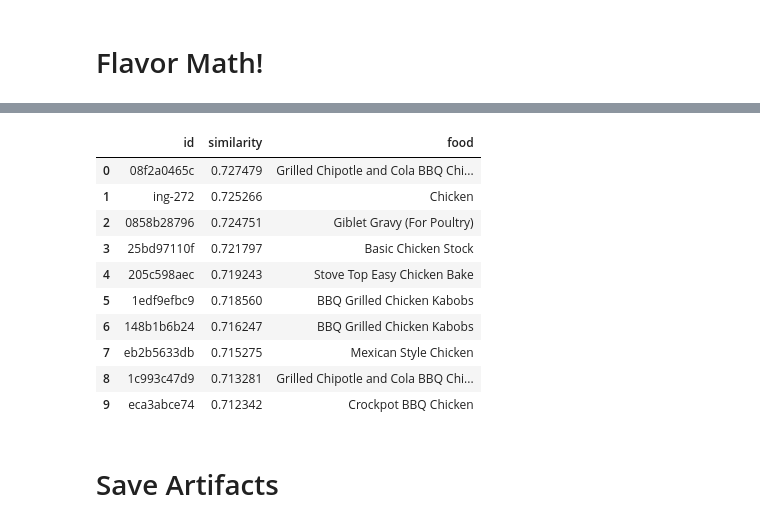
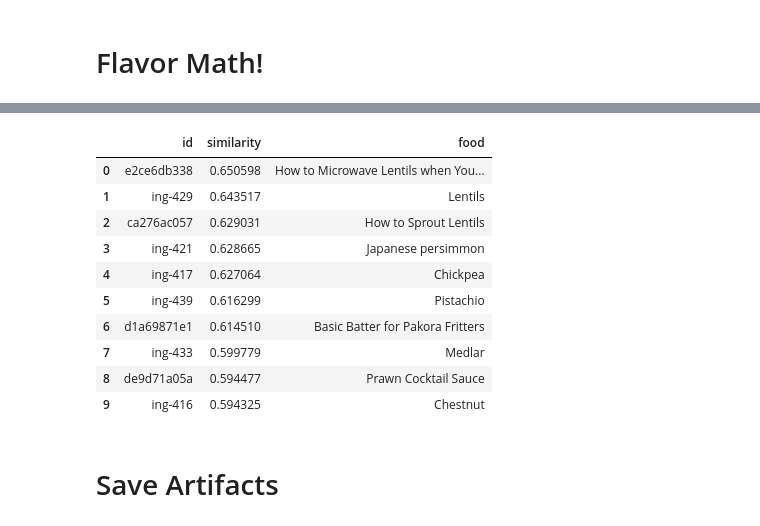
Before and after one commit to jhwaffles/cse6242-team58-project, a Jupyter notebook: embeddings.ipynb, the cells around one changed output, grey strips where cells are left out. Saved outputs shown, nothing was run; the diff lists cells and outputs as text; code cells hidden in the pictures.

```diff
--- a/embeddings.ipynb
+++ b/embeddings.ipynb
@@ -534,19 +587,19 @@ df.iloc[[51507, 51515]]
 # %%
-similars = model.dv.most_similar(model.dv.vectors[51507] - model.dv.vectors[51515])
+similars = model.dv.most_similar( model.dv.vectors[51661] + model.dv.vectors[51599] - model.dv.vectors[51513])
 s_df = pd.DataFrame(similars, columns=['id','similarity']).astype({'id': 'string'})
 s_df.reset_index().merge(df, on='id', how='left')[['id','similarity','food']]
 # %% [output]
 |  | id | similarity | food |
-| 0 | 08f2a0465c | 0.727479 | Grilled Chipotle and Cola BBQ Chi... |
-| 1 | ing-272 | 0.725266 | Chicken |
-| 2 | 0858b28796 | 0.724751 | Giblet Gravy (For Poultry) |
-| 3 | 25bd97110f | 0.721797 | Basic Chicken Stock |
-| 4 | 205c598aec | 0.719243 | Stove Top Easy Chicken Bake |
-| 5 | 1edf9efbc9 | 0.718560 | BBQ Grilled Chicken Kabobs |
-| 6 | 148b1b6b24 | 0.716247 | BBQ Grilled Chicken Kabobs |
-| 7 | eb2b5633db | 0.715275 | Mexican Style Chicken |
-| 8 | 1c993c47d9 | 0.713281 | Grilled Chipotle and Cola BBQ Chi... |
-| 9 | eca3abce74 | 0.712342 | Crockpot BBQ Chicken |
+| 0 | e2ce6db338 | 0.650598 | How to Microwave Lentils when You... |
+| 1 | ing-429 | 0.643517 | Lentils |
+| 2 | ca276ac057 | 0.629031 | How to Sprout Lentils |
+| 3 | ing-421 | 0.628665 | Japanese persimmon |
+| 4 | ing-417 | 0.627064 | Chickpea |
+| 5 | ing-439 | 0.616299 | Pistachio |
+| 6 | d1a69871e1 | 0.614510 | Basic Batter for Pakora Fritters |
+| 7 | ing-433 | 0.599779 | Medlar |
+| 8 | de9d71a05a | 0.594477 | Prawn Cocktail Sauce |
+| 9 | ing-416 | 0.594325 | Chestnut |
 # %% [markdown]
 # Save Artifacts
 # %%
```
Also changed, not shown: parts of 23 cells of this notebook.
